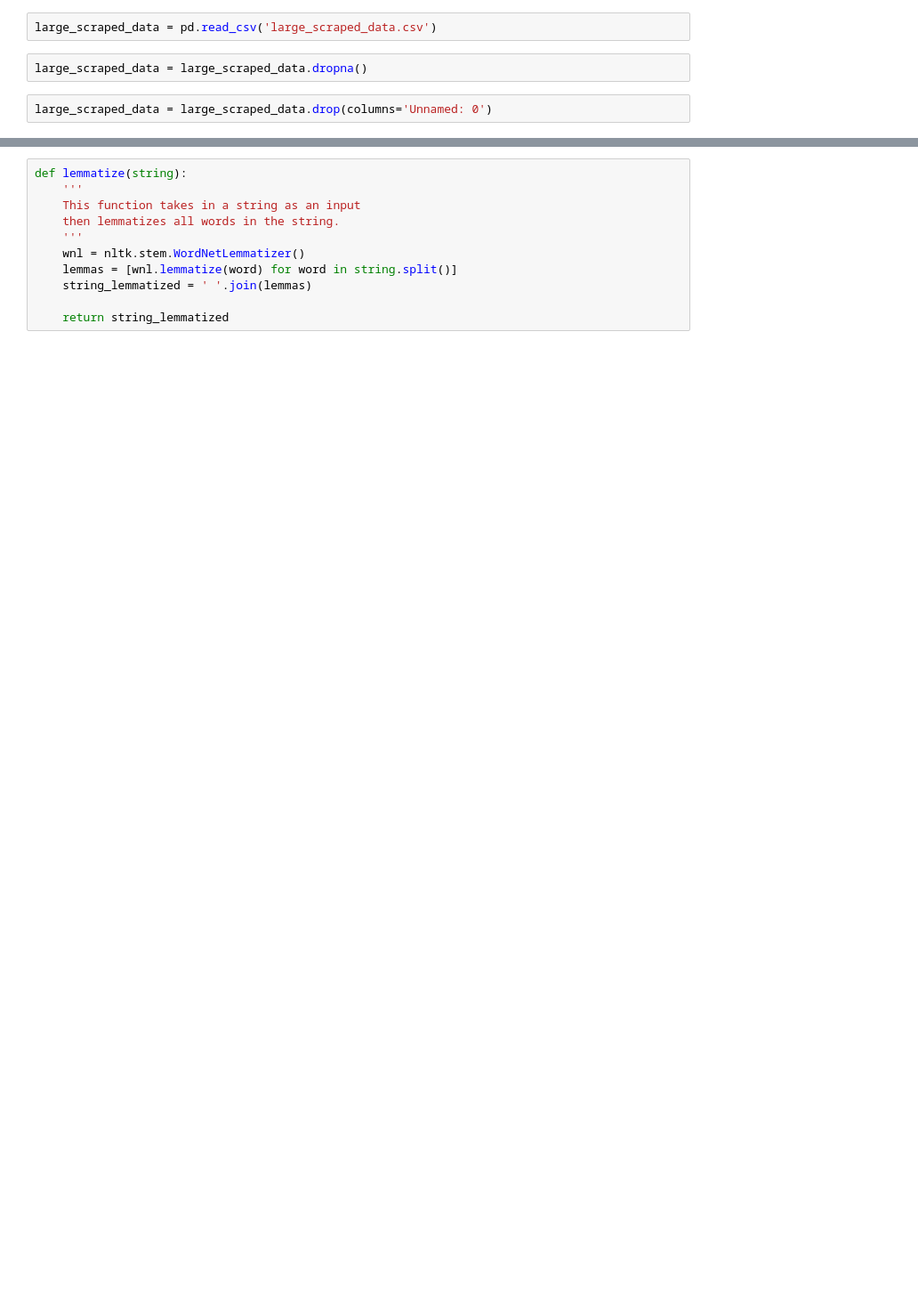
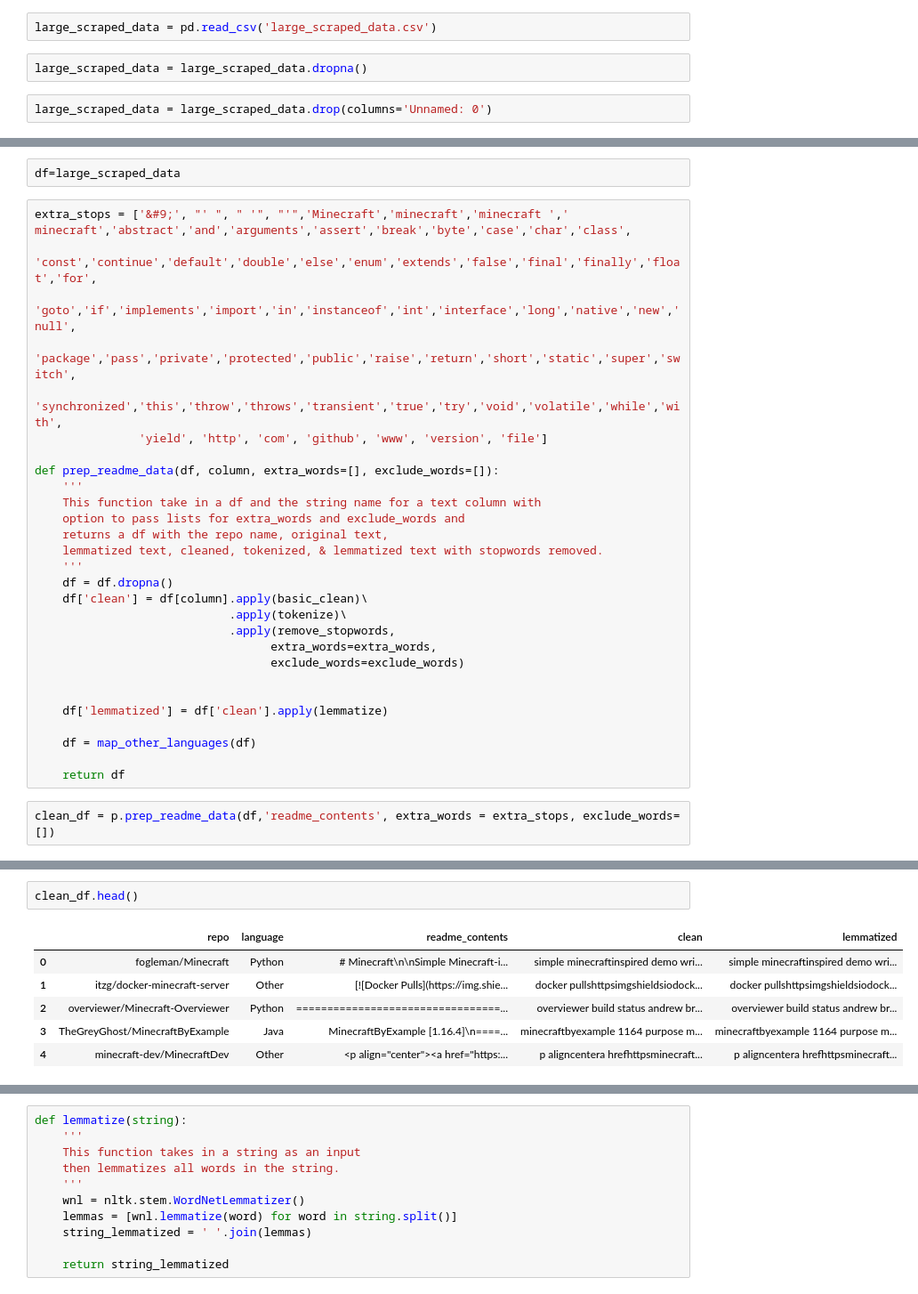
Before and after one commit to Doubtable-Steves-Linguistics/MinecraftNLP, a Jupyter notebook: rae_working_notebook.ipynb, the cells around one changed output, grey strips where cells are left out. Shown at 89% size. Saved outputs shown, nothing was run; the diff lists cells and outputs as text; blank space fills up the shorter version.

```diff
--- a/rae_working_notebook.ipynb
+++ b/rae_working_notebook.ipynb
@@ -78,0 +31,32 @@ def stem(string):
+# %%
+df=large_scraped_data
+# %%
+extra_stops = ['&#9;', "' ", " '", "'",'Minecraft','minecraft','minecraft ',' minecraft','abstract','and','arguments','assert','break','byte','case','char','class',
+               'const','continue','default','double','else','enum','extends','false','final','finally','float','for',
+               'goto','if','implements','import','in','instanceof','int','interface','long','native','new','null',
+               'package','pass','private','protected','public','raise','return','short','static','super','switch',
+               'synchronized','this','throw','throws','transient','true','try','void','volatile','while','with',
+               'yield', 'http', 'com', 'github', 'www', 'version', 'file']
+
+def prep_readme_data(df, column, extra_words=[], exclude_words=[]):
+    '''
+    This function take in a df and the string name for a text column with
+    option to pass lists for extra_words and exclude_words and
+    returns a df with the repo name, original text,
+    lemmatized text, cleaned, tokenized, & lemmatized text with stopwords removed.
+    '''
+    df = df.dropna()
+    df['clean'] = df[column].apply(basic_clean)\
+                            .apply(tokenize)\
+                            .apply(remove_stopwords,
+                                  extra_words=extra_words,
+                                  exclude_words=exclude_words)
+
+
+    df['lemmatized'] = df['clean'].apply(lemmatize)
+
+    df = map_other_languages(df)
+
+    return df
+# %%
+clean_df = p.prep_readme_data(df,'readme_contents', extra_words = extra_stops, exclude_words=[])
@@ -78,0 +81,9 @@ def stem(string):
+# %%
+clean_df.head()
+# %% [output]
+|  | repo | language | readme_contents | clean | lemmatized |
+| 0 | fogleman/Minecraft | Python | # Minecraft\n\nSimple Minecraft-i... | simple minecraftinspired demo wri... | simple minecraftinspired demo wri... |
+| 1 | itzg/docker-minecraft-server | Other | [![Docker Pulls](https://img.shie... | docker pullshttpsimgshieldsiodock... | docker pullshttpsimgshieldsiodock... |
+| 2 | overviewer/Minecraft-Overviewer | Python | =================================... | overviewer build status andrew br... | overviewer build status andrew br... |
+| 3 | TheGreyGhost/MinecraftByExample | Java | MinecraftByExample [1.16.4]\n====... | minecraftbyexample 1164 purpose m... | minecraftbyexample 1164 purpose m... |
+| 4 | minecraft-dev/MinecraftDev | Other | <p align="center"><a href="https:... | p aligncentera hrefhttpsminecraft... | p aligncentera hrefhttpsminecraft... |
```
Also changed, not shown: parts of 55 cells of this notebook, 1 other file.
